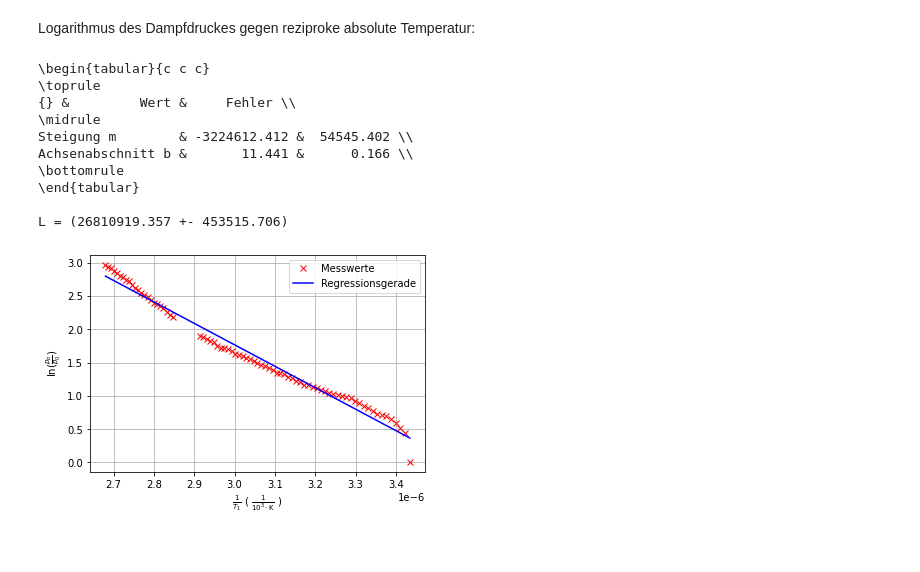
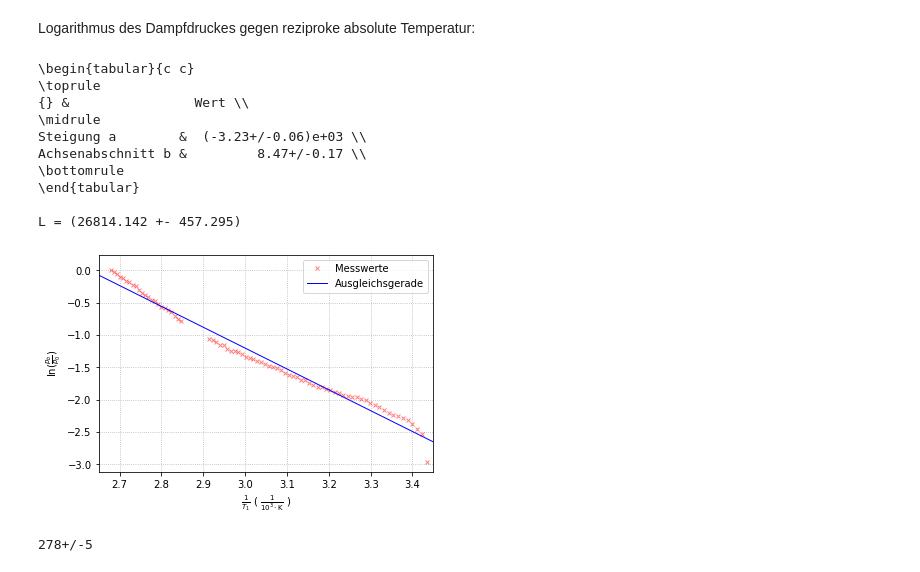
Before and after one commit to waerther/grundpraktikum1, a Jupyter notebook: v203/auswertung.ipynb, the cells around one changed output. Cells and saved outputs as stored; diff of their text form; code cells hidden in the pictures.

```diff
--- a/v203/auswertung.ipynb
+++ b/v203/auswertung.ipynb
@@ -13,53 +13,70 @@ import scipy.constants as const
 Logarithmus des Dampfdruckes gegen reziproke absolute Temperatur:
 # %%
 md_1bar = pd.read_csv('tables/md_1bar.csv')
-np.savetxt('tables/pb.txt', md_1bar.values, header='p_b(Pa) T1(K)', fmt='%.0f')
-pb, T = np.genfromtxt('tables/pb.txt', unpack=True, skip_header=1)
+np.savetxt('tables/ptief.txt', md_1bar.values, header='p_b(Pa) T1(K)', fmt='%.0f')
 
-pb *= 100000
-T += 273.15
-T *= 1000
-rT = 1/T        # reziproke absolute Temperaturen
-p0 = pb[0]      #
-xx = rT
-yy = np.log((pb/p0))
-plt.plot(xx, yy, 'xr', label = 'Messwerte')
+p, T = np.genfromtxt('tables/ptief.txt', unpack=True, skip_header=1)
+p *= 100    # bar in Pa
+T += 273.15     # C in K
+rT = 1/(T*1e-3) # reziproke absolute Temperaturen in 10^-3 K^-1
+p0 = 101300     # Umgebungsdruck am Anfang
+x = rT
+y = np.log((p/p0))
+plt.plot(x, y, 'xr', markersize=4 , label = 'Messwerte', alpha=0.5)
 
-# Nicht-lineare Ausgleichsfunktion
+# lineare Ausgleichsfunktion
 def g(x, a, b):
     return a * x + b
 
-para, pcov = curve_fit(g, rT, yy)
+para, pcov = curve_fit(g, rT, y)
 pcov = np.sqrt(np.diag(pcov))
 para = np.round(para, 3)
 pcov = np.round(pcov, 3)
 a, b = para
 fa, fb = pcov
 R = 8.314462618
 
-dreg = {'Wert': para, 'Fehler': pcov}
-dfreg = pd.DataFrame(data = dreg, index = ['Steigung m', 'Achsenabschnitt b'])
-print(dfreg.to_latex(index = True, column_format= "c c c"))
-plt.plot(rT, g(rT, a, b), '-b', label = 'Regressionsgerade')
+xx = np.linspace(2.6, 3.5)
+plt.plot(xx, g(xx, a, b), '-b', linewidth = 1, label = 'Ausgleichsgerade')
 
 plt.xlabel(r'$\frac{1}{T_{1}}$ ( $\frac{1}{10^3 \cdot\mathrm{K}}$ )')
 plt.ylabel(r'ln($\frac{p_{b}}{p_{0}}$)')
 plt.legend(loc="best")
-plt.grid(True)
+plt.grid(linestyle='dotted')
+
+plt.xlim(2.65, 3.45)
+
+a *= 1000
+fa *= 1000
+para = a, b
+pcov = fa, fb
+
+dreg = {'Wert': unp.uarray(para, pcov)}
+dfreg = pd.DataFrame(data = dreg, index = ['Steigung a', 'Achsenabschnitt b'])
+print(dfreg.to_latex(index = True, column_format= "c c", decimal=','))
 
 ba = -a*R
 bfa =  fa*R
 L = ba
 print('L = (%.3f +- %.3f)' % (ba, bfa))
+
+L = ufloat(ba, bfa)
 # %% [output]
-\begin{tabular}{c c c}
+\begin{tabular}{c c}
 \toprule
-{} &         Wert &     Fehler \\
+{} &                Wert \\
 \midrule
-Steigung m        & -3224612.412 &  54545.402 \\
-Achsenabschnitt b &       11.441 &      0.166 \\
+Steigung a        &  (-3.23+/-0.06)e+03 \\
+Achsenabschnitt b &         8.47+/-0.17 \\
 \bottomrule
 \end{tabular}
 
-L = (26810919.357 +- 453515.706)
+L = (26814.142 +- 457.295)
-[figure, old version]
+[figure, new version]
+# %%
+L_a = R * 373
+L_i = L - L_a
+L_i /= 6.022e23 * 1.602e-19
+print(L_i)
+# %% [output]
+278+/-5
```
Also changed, not shown: parts of 1 cell of this notebook, 7 other files.
